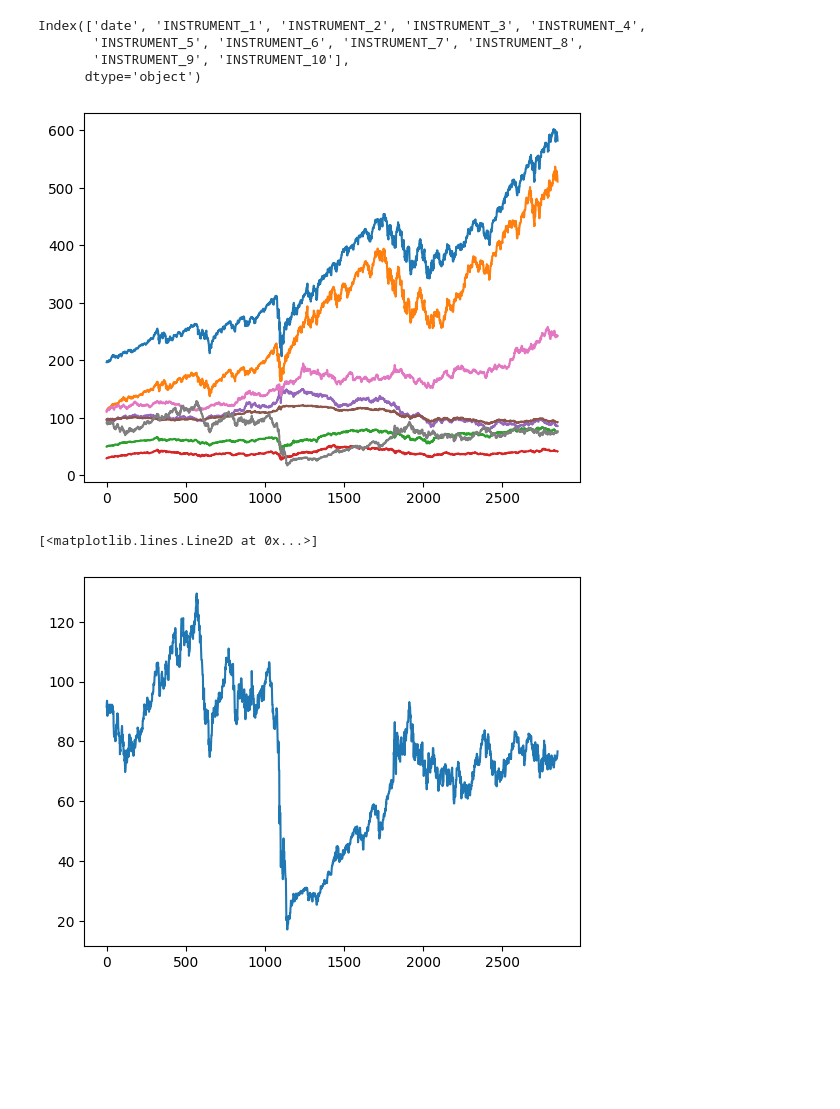
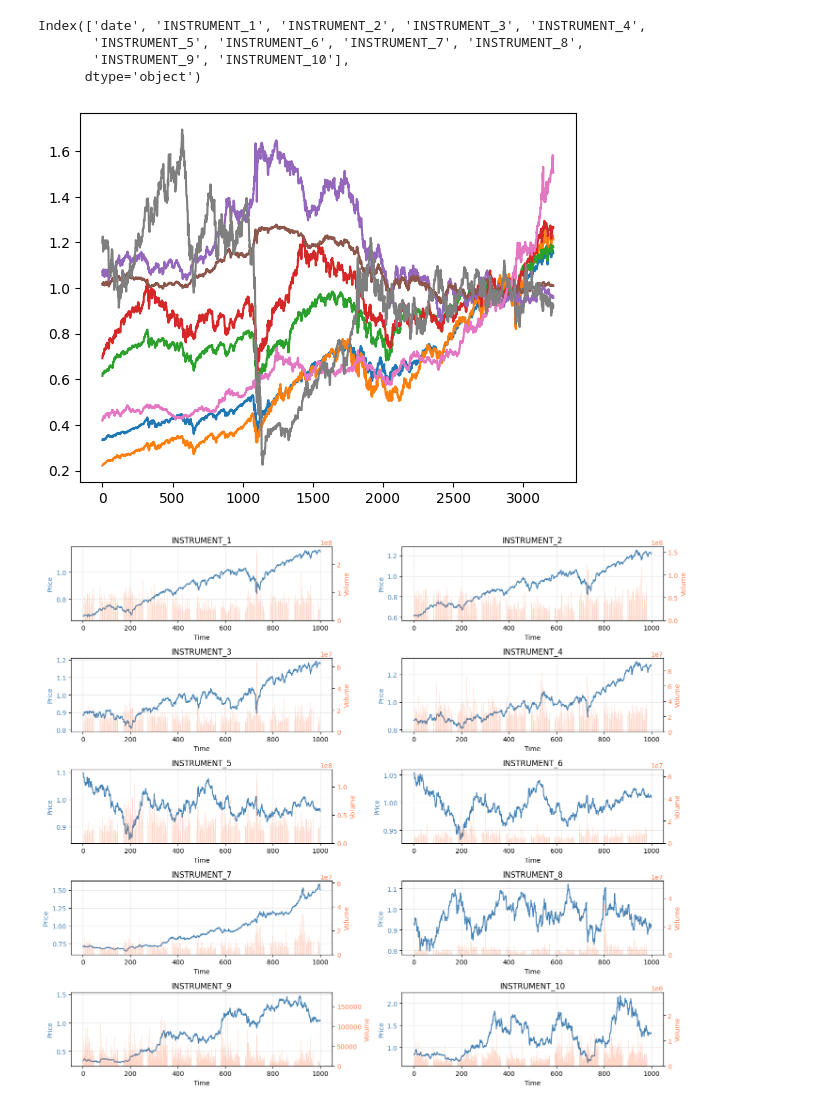
Before and after one commit to 77Tigers/algothon2026, a Jupyter notebook: man-imperial-algothon-2026/man1.ipynb, the cells around one changed output. Drawn from its saved outputs; the diff is of its cells as text; code cells hidden in the pictures; blank space fills up the shorter version.

```diff
--- a/man-imperial-algothon-2026/man1.ipynb
+++ b/man-imperial-algothon-2026/man1.ipynb
@@ -4,10 +4,14 @@ import matplotlib.pyplot as plt
 import seaborn as sns
 import numpy as np
 # %%
-cash_rate=pd.read_csv('cash_rate.csv')
-prices = pd.read_csv('prices.csv')
-signals = pd.read_csv('signals.csv')
-volumes = pd.read_csv('volumes.csv')
+cash_rate=pd.read_csv('data/2025-12-31/cash_rate.csv')
+prices  = pd.read_csv('data/2025-12-31/prices.csv')
+signals = pd.read_csv('data/2025-12-31/signals.csv')
+volumes = pd.read_csv('data/2025-12-31/volumes.csv')
+
+#2909	2025-02-28
+norm_values = [ 589.84, 507.66, 81.29, 43.07, 91.24, 95.56, 263.98, 76.37, 84483.15, 2240.80 ]
+prices.iloc[:, 1:] = prices.iloc[:, 1:].div(norm_values, axis=1)
 
 prices.info()
 # %% [output]
@@ -87,10 +91,32 @@ for instrument in prices.columns[1:]:
 
 plt.show()
 # %% [output]
-[figure, old version]
+[figure, new version]
 # %%
-plt.plot(prices['INSTRUMENT_8'])
+fig, axes = plt.subplots(5, 2, figsize=(14, 12))
+axes = axes.flatten()
+
+for idx, instrument in enumerate(prices.columns[1:]):
+    ax1 = axes[idx]
+    ax2 = ax1.twinx()
+
+    # Plot price on left axis (last 1000 rows)
+    ax1.plot(prices[instrument].iloc[-1000:].values, color='steelblue', label='Price')
+    ax1.set_ylabel('Price', color='steelblue')
+    ax1.tick_params(axis='y', labelcolor='steelblue')
+
+    # Plot volume on right axis (last 1000 rows)
+    vol_col = f'{instrument}_vol'
+    ax2.bar(range(1000), volumes[vol_col].iloc[-1000:].values, alpha=0.3, color='coral', label='Volume')
+    ax2.set_ylabel('Volume', color='coral')
+    ax2.tick_params(axis='y', labelcolor='coral')
+
+    ax1.set_title(f'{instrument}')
+    ax1.set_xlabel('Time')
+    ax1.grid(True, alpha=0.3)
+
+plt.tight_layout()
+plt.show()
 # %% [output]
-[<matplotlib.lines.Line2D at 0x...>]
-[figure, old version]
+[figure, new version]
 # %%
```
Also changed, not shown: parts of 15 cells of this notebook, 9 other files.
